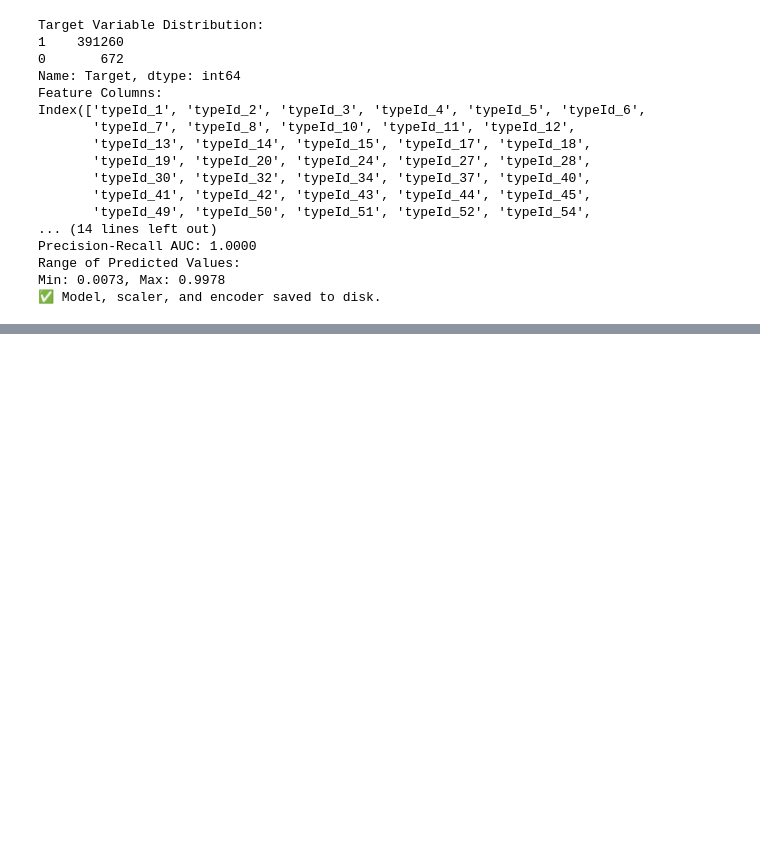
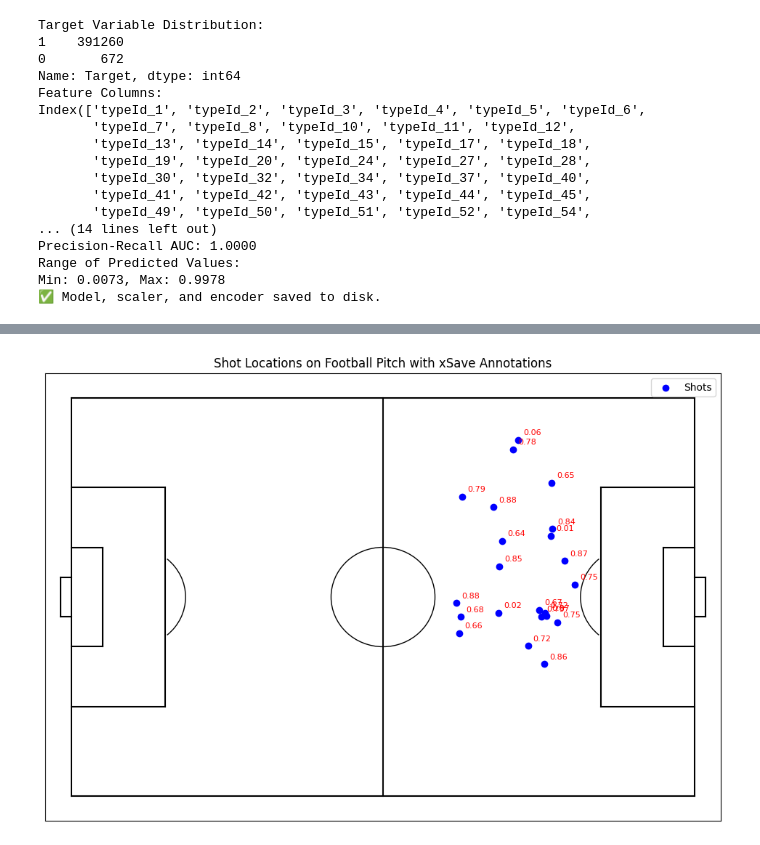
Before and after one commit to marclamberts/football-analysis, a Jupyter notebook: Python/Expected save - 2025.ipynb, the cells around one changed output, grey strips where cells are left out. Cells and saved outputs as stored; diff of their text form; code cells hidden in the pictures; blank space fills up the shorter version.

```diff
--- a/Python/Expected save - 2025.ipynb
+++ b/Python/Expected save - 2025.ipynb
@@ -1034,0 +1075,90 @@ Preprocessed Data (First 5 Rows):
+# %%
+import pandas as pd
+import matplotlib.pyplot as plt
+from matplotlib.patches import Arc
+
+# Load the data from the Excel file
+file_path = 'output_shot_data_with_probability.xlsx'  # Replace with the actual file path
+df = pd.read_excel(file_path, sheet_name='Sheet1')  # Load the data from Sheet1
+
+# Function to draw a football pitch
+def draw_pitch(ax):
+    # Pitch outline and center line
+    ax.plot([0, 120], [0, 0], color="black")  # Bottom touchline
+    ax.plot([0, 120], [80, 80], color="black")  # Top touchline
+    ax.plot([0, 0], [0, 80], color="black")  # Left goal line
+    ax.plot([120, 120], [0, 80], color="black")  # Right goal line
+    ax.plot([60, 60], [0, 80], color="black")  # Halfway line
+
+    # Left penalty area
+    ax.plot([0, 18], [18, 18], color="black")  # Top line
+    ax.plot([0, 18], [62, 62], color="black")  # Bottom line
+    ax.plot([18, 18], [18, 62], color="black")  # Vertical line
+
+    # Right penalty area
+    ax.plot([102, 120], [18, 18], color="black")  # Top line
+    ax.plot([102, 120], [62, 62], color="black")  # Bottom line
+    ax.plot([102, 102], [18, 62], color="black")  # Vertical line
+
+    # Left 6-yard box
+    ax.plot([0, 6], [30, 30], color="black")  # Top line
+    ax.plot([0, 6], [50, 50], color="black")  # Bottom line
+    ax.plot([6, 6], [30, 50], color="black")  # Vertical line
+
+    # Right 6-yard box
+    ax.plot([114, 120], [30, 30], color="black")  # Top line
+    ax.plot([114, 120], [50, 50], color="black")  # Bottom line
+    ax.plot([114, 114], [30, 50], color="black")  # Vertical line
+
+    # Circles and arcs
+    centre_circle = plt.Circle((60, 40), 10, color="black", fill=False)
+    ax.add_patch(centre_circle)
+
+    # Left penalty arc
+    left_arc = Arc((12, 40), height=20, width=20, angle=0, theta1=310, theta2=50, color="black")
+    ax.add_patch(left_arc)
+
+    # Right penalty arc
+    right_arc = Arc((108, 40), height=20, width=20, angle=0, theta1=130, theta2=230, color="black")
+    ax.add_patch(right_arc)
+
+    # Goals
+    ax.plot([0, -2], [36, 36], color="black")  # Left goal post (top)
+    ax.plot([0, -2], [44, 44], color="black")  # Left goal post (bottom)
+    ax.plot([-2, -2], [36, 44], color="black")  # Left goal crossbar
+
+    ax.plot([120, 122], [36, 36], color="black")  # Right goal post (top)
+    ax.plot([120, 122], [44, 44], color="black")  # Right goal post (bottom)
+    ax.plot([122, 122], [36, 44], color="black")  # Right goal crossbar
+
+    # Remove axis labels and ticks
+    ax.set_xticks([])
+    ax.set_yticks([])
+    ax.set_xlabel('')
+    ax.set_ylabel('')
+
+# Create a figure and axis
+fig, ax = plt.subplots(figsize=(12, 8))
+
+# Draw the pitch
+draw_pitch(ax)
+
+# Plot the shot locations
+for i, row in df.iterrows():
+    ax.scatter(row['x'], row['y'], color='blue', label='Shots' if i == 0 else "")
+    ax.text(row['x'] + 1, row['y'] + 1, f"{row['xSave']:.2f}", fontsize=8, color='red')  # Annotate with xSave
+
+# Set limits to match the pitch dimensions
+ax.set_xlim(-5, 125)
+ax.set_ylim(-5, 85)
+
+# Add a legend
+ax.legend(loc='upper right')
+
+# Add a title
+plt.title('Shot Locations on Football Pitch with xSave Annotations')
+
+# Show the plot
+plt.show()
+# %% [output]
+[figure, added]
```
Also changed, not shown: parts of 3 cells of this notebook, 2 other files.
